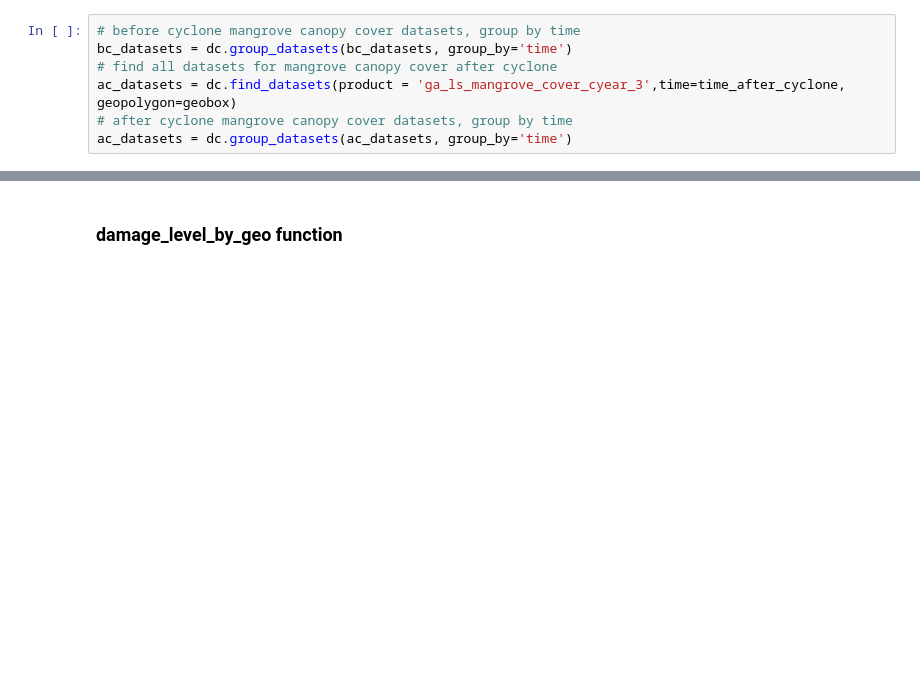
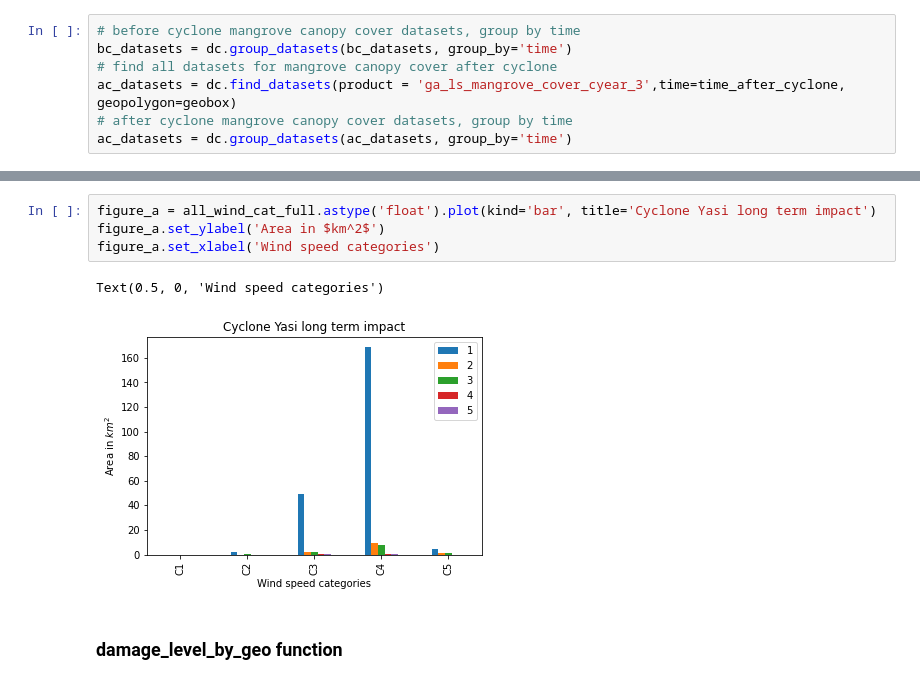
Before and after one commit to christopherowers/TC_mangroves, a Jupyter notebook: Cyclone_damage.ipynb, the cells around one changed output, grey strips where cells are left out. Drawn from its saved outputs; the diff is of its cells as text; blank space fills up the shorter version.

```diff
--- a/Cyclone_damage.ipynb
+++ b/Cyclone_damage.ipynb
@@ -137,3 +215,10 @@ loading_box = geometry.GeoBox.from_geopolygon(loading_polygon, resolution=(25, -
+# %%
+figure_a = all_wind_cat_full.astype('float').plot(kind='bar', title='Cyclone Yasi long term impact')
+figure_a.set_ylabel('Area in $km^2$')
+figure_a.set_xlabel('Wind speed categories')
+# %% [output]
+Text(0.5, 0, 'Wind speed categories')
+[figure, added]
 # %% [markdown]
 ### damage_level_by_geo function
 # %%
```
Also changed, not shown: parts of 28 cells of this notebook.
